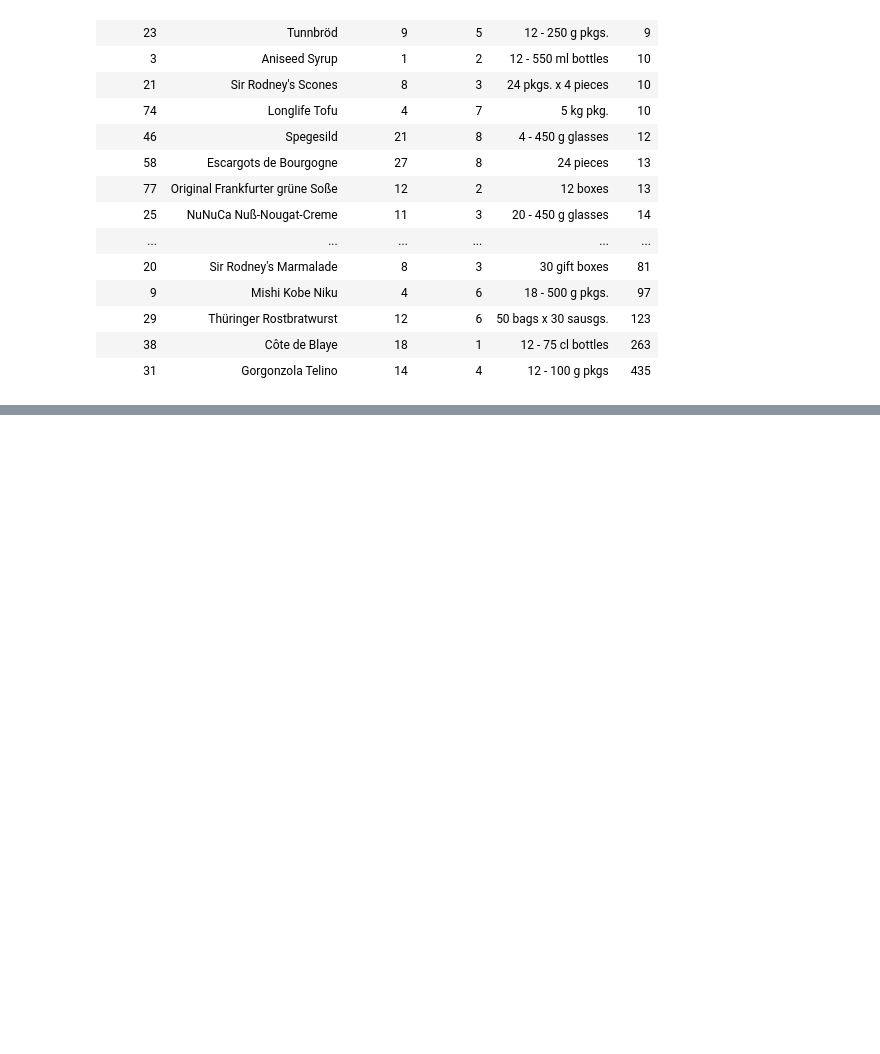
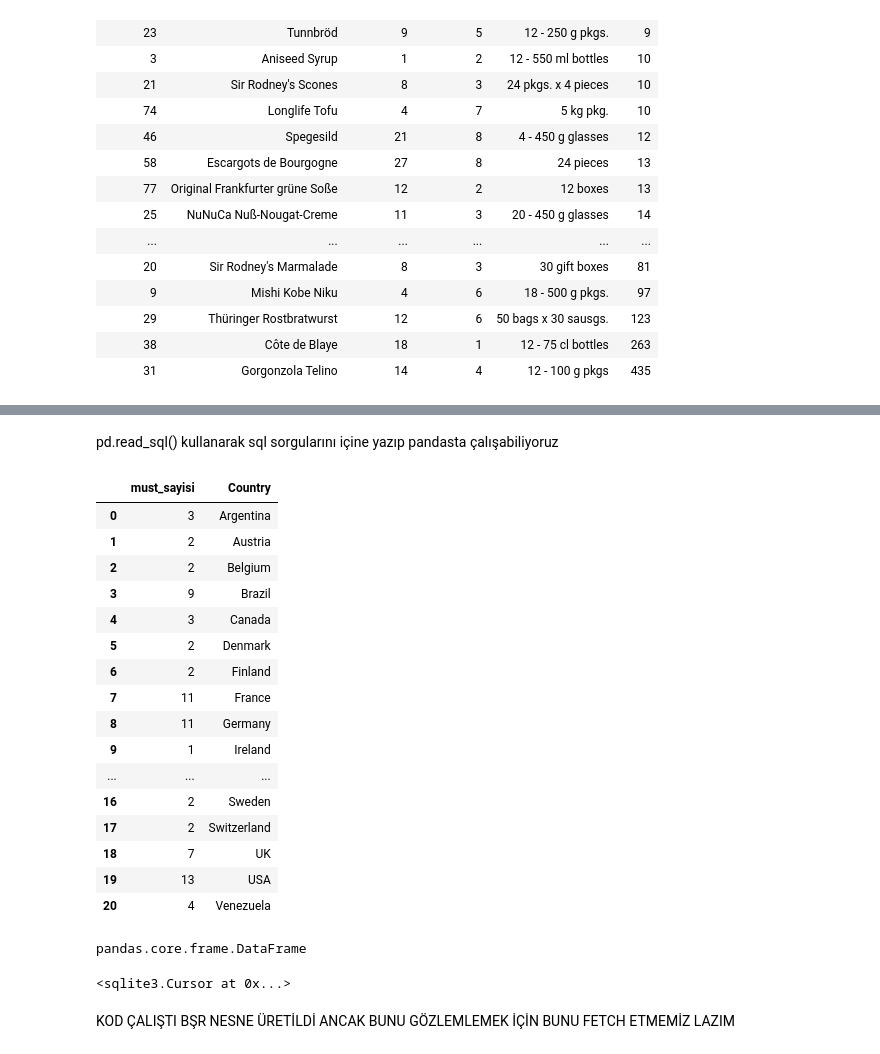
Before and after one commit to abdulkadirdemirci/abdulkadirdemirci, a Jupyter notebook: sql1.ipynb, the cells around one changed output, grey strips where cells are left out. Cells and saved outputs as stored; diff of their text form; code cells hidden in the pictures; blank space fills up the shorter version.

```diff
--- a/sql1.ipynb
+++ b/sql1.ipynb
@@ -332,0 +605,2 @@ Done.
+# %%
+conn=sqlite3.connect("/content/drive/MyDrive/veriler/database/databases_application.db")
@@ -332,0 +617,26 @@ Done.
+# %% [markdown]
+pd.read_sql() kullanarak sql sorgularını içine yazıp pandasta çalışabiliyoruz
+# %%
+pd.read_sql("""SELECT
+COUNT(CustomerID) AS must_sayisi,Country
+FROM Customers
+GROUP BY Country
+""",conn)
+# %% [output]
+|  | must_sayisi | Country |
+| 0 | 3 | Argentina |
+| 1 | 2 | Austria |
+| 2 | 2 | Belgium |
+| 3 | 9 | Brazil |
+| 4 | 3 | Canada |
+| 5 | 2 | Denmark |
+| 6 | 2 | Finland |
+| 7 | 11 | France |
+| 8 | 11 | Germany |
+| 9 | 1 | Ireland |
+| ... | ... | ... |
+| 16 | 2 | Sweden |
+| 17 | 2 | Switzerland |
+| 18 | 7 | UK |
+| 19 | 13 | USA |
+| 20 | 4 | Venezuela |
@@ -332,0 +649,4 @@ Done.
+# %%
+type(ab)
+# %% [output]
+pandas.core.frame.DataFrame
@@ -332,0 +655,6 @@ Done.
+# %%
+c.execute("SELECT * FROM Customers LIMIT 5")
+# %% [output]
+<sqlite3.Cursor at 0x...>
+# %% [markdown]
+KOD ÇALIŞTI BŞR NESNE ÜRETİLDİ ANCAK BUNU GÖZLEMLEMEK İÇİN BUNU FETCH ETMEMİZ LAZIM
```
Also changed, not shown: parts of 44 cells of this notebook.
